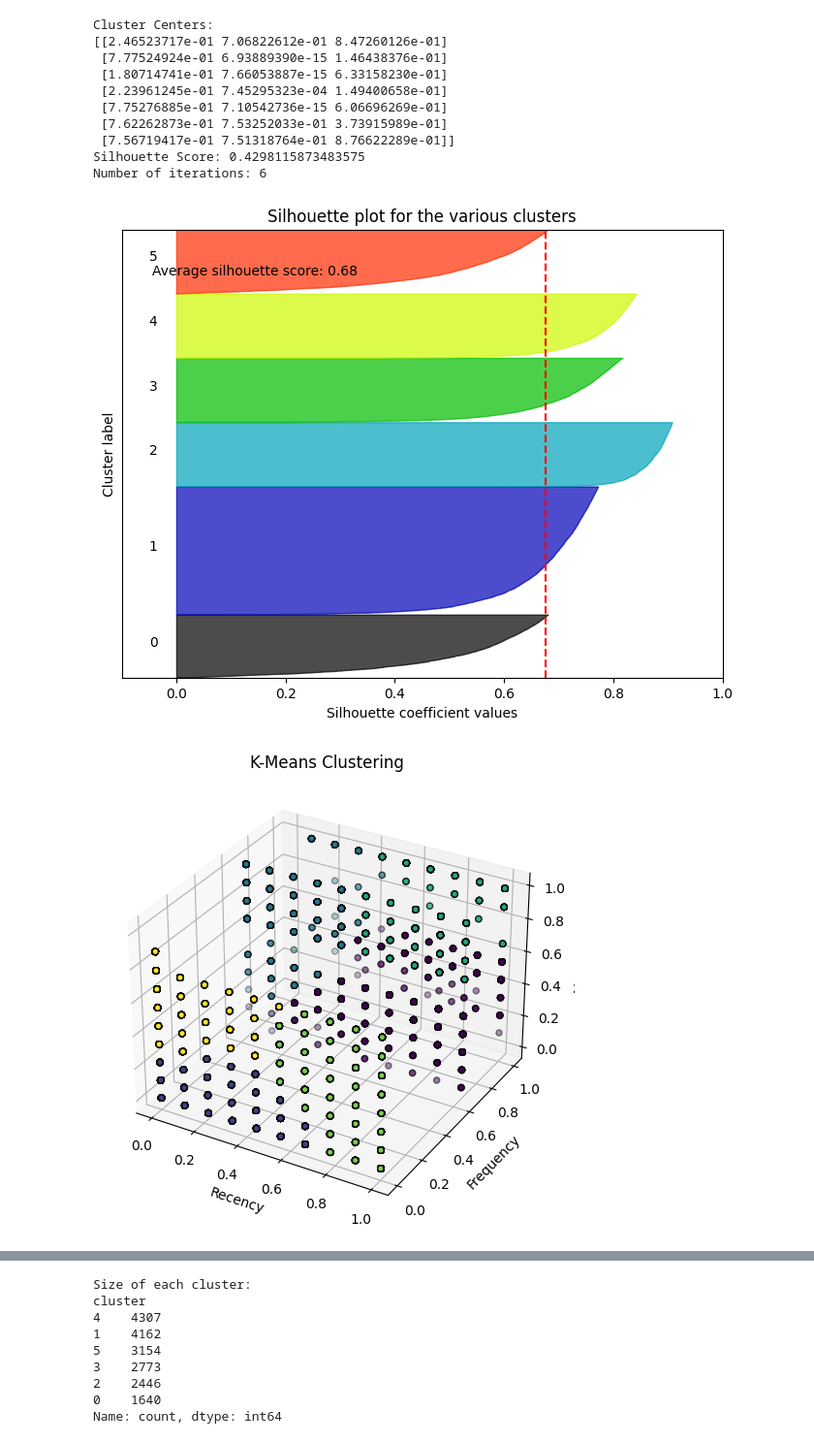
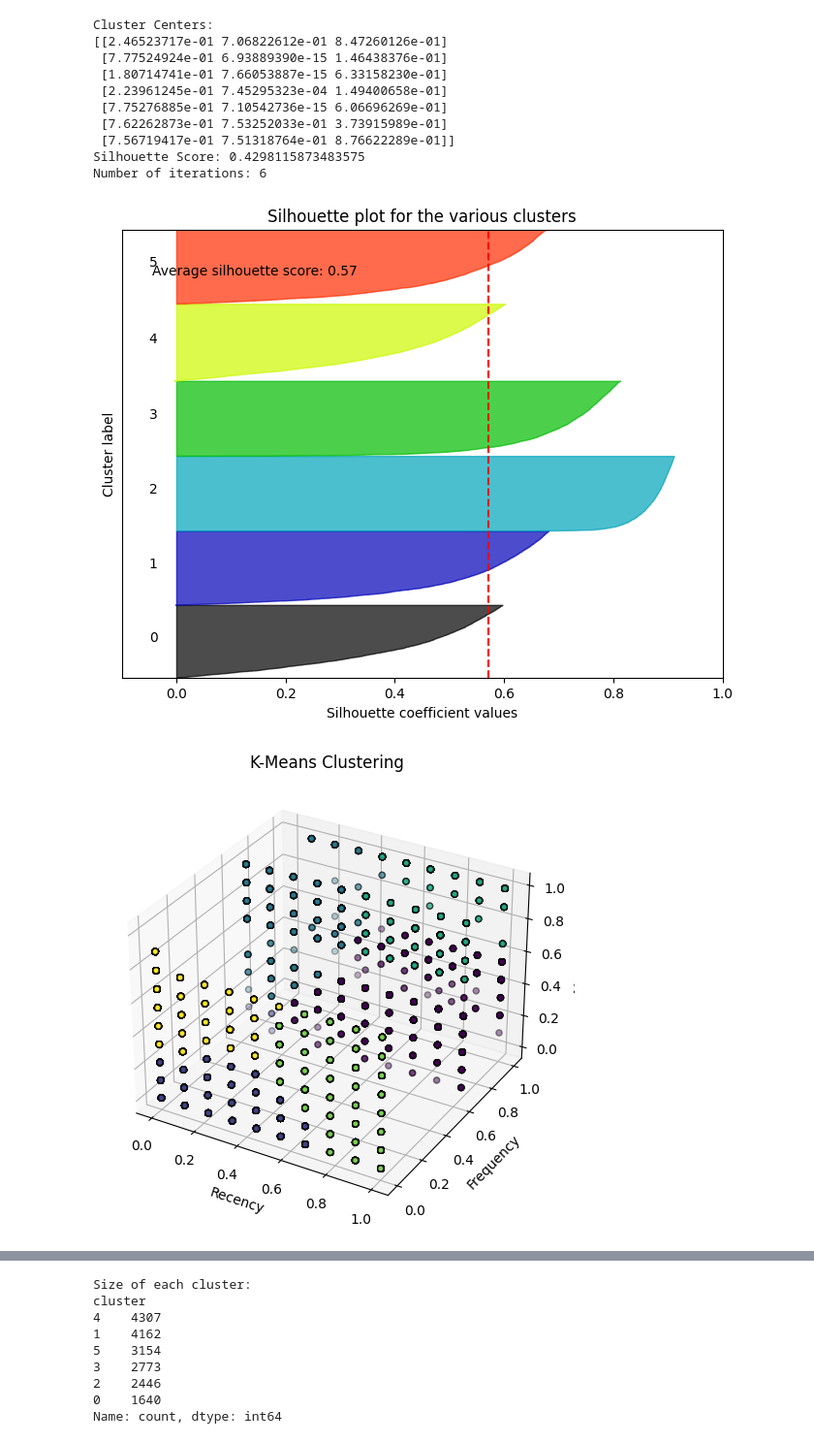
Before and after one commit to MohamedWael45/RFM, a Jupyter notebook: RFM_VeryFinal.ipynb, the cells around one changed output, grey strips where cells are left out. Shown at 97% size. Drawn from its saved outputs; the diff is of its cells as text; code cells hidden in the pictures.

```diff
--- a/RFM_VeryFinal.ipynb
+++ b/RFM_VeryFinal.ipynb
@@ -312,0 +446,31 @@ Cluster labels: [0 0 0 ... 1 1 1]
+# %%
+from sklearn.metrics import silhouette_samples, silhouette_score
+import matplotlib.pyplot as plt
+import numpy as np
+
+# Calculate silhouette score for each sample
+silhouette_values = silhouette_samples(X, labels)
+
+# Calculate overall silhouette score
+average_silhouette_score = silhouette_score(X, labels)
+
+# Create a bar plot
+y_lower = 10
+for i in range(k):
+    cluster_silhouette_values = silhouette_values[labels == i]
+    cluster_silhouette_values.sort()
+    size_cluster_i = cluster_silhouette_values.shape[0]
+    y_upper = y_lower + size_cluster_i
+    color = plt.cm.nipy_spectral(float(i) / k)
+    plt.fill_betweenx(np.arange(y_lower, y_upper), 0, cluster_silhouette_values,
+                      facecolor=color, edgecolor=color, alpha=0.7)
+    plt.text(-0.05, y_lower + 0.5 * size_cluster_i, str(i))
+    y_lower = y_upper + 10
+
+plt.axvline(x=average_silhouette_score, color="red", linestyle="--")
+plt.xlabel("Silhouette coefficient values")
+plt.ylabel("Cluster label")
+plt.title("Silhouette plot for the clusters")
+plt.show()
+print("Average silhouette score:", average_silhouette_score)
+print("Average silhouette width:", np.mean(silhouette_values))
@@ -378,7 +546,7 @@ Silhouette Score: 0.4298115873483575
 Number of iterations: 6
 # %%
 from sklearn.datasets import make_blobs
-X, y_true = make_blobs(n_samples=18484, centers=7, random_state=42)
+X, y_true = make_blobs(n_samples=18484, centers=6, random_state=42)
 
 # Number of desired clusters (experiment with different values)
 n_clusters = 6
@@ -439,32 +607,32 @@ ax.text(0.05, 0.9, 'Average silhouette score: {:.2f}'.format(silhouette_avg),
         transform=ax.transAxes)
 
 # Setting x and y-axis labels
 ax.set_xlabel("Silhouette coefficient values")
 ax.set_ylabel("Cluster label")
 
 # Removing y-axis ticks
 ax.set_yticks([])
 
 # Setting the title
 ax.set_title("Silhouette plot for the various clusters")
 
 # Showing the plot
 plt.show()
 
 X = df2[['Recency_normalized', 'Frequency_normalized', 'Monetary_normalized']]
 initial_centroids = X.median().values.reshape(1, -1)
 kmeans = KMeans(n_clusters=6, init='k-means++', n_init=1, max_iter=4, random_state=42)
 kmeans.fit(X)
 labels = kmeans.labels_
 fig = plt.figure(figsize=(8, 6))
 ax = fig.add_subplot(111, projection='3d')
 ax.scatter(X['Recency_normalized'], X['Frequency_normalized'], X['Monetary_normalized'], c=labels.astype(np.float64), edgecolor='k')
 
 ax.set_xlabel('Recency')
 ax.set_ylabel('Frequency')
 ax.set_zlabel('Monetary')
 plt.title('K-Means Clustering')
 plt.show()
 # %% [output]
-[figure, old version]
+[figure, new version]
 [figure]
```
Also changed, not shown: parts of 7 cells of this notebook.
